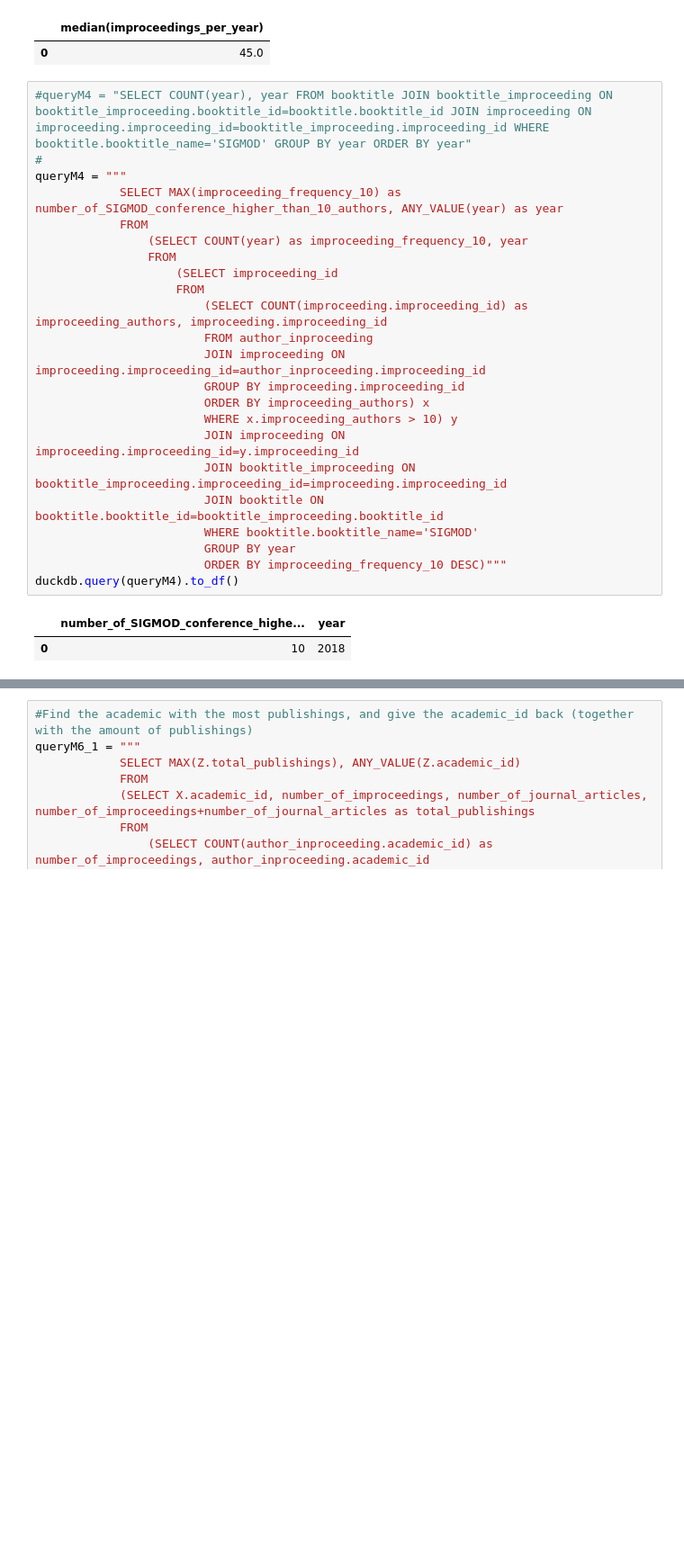
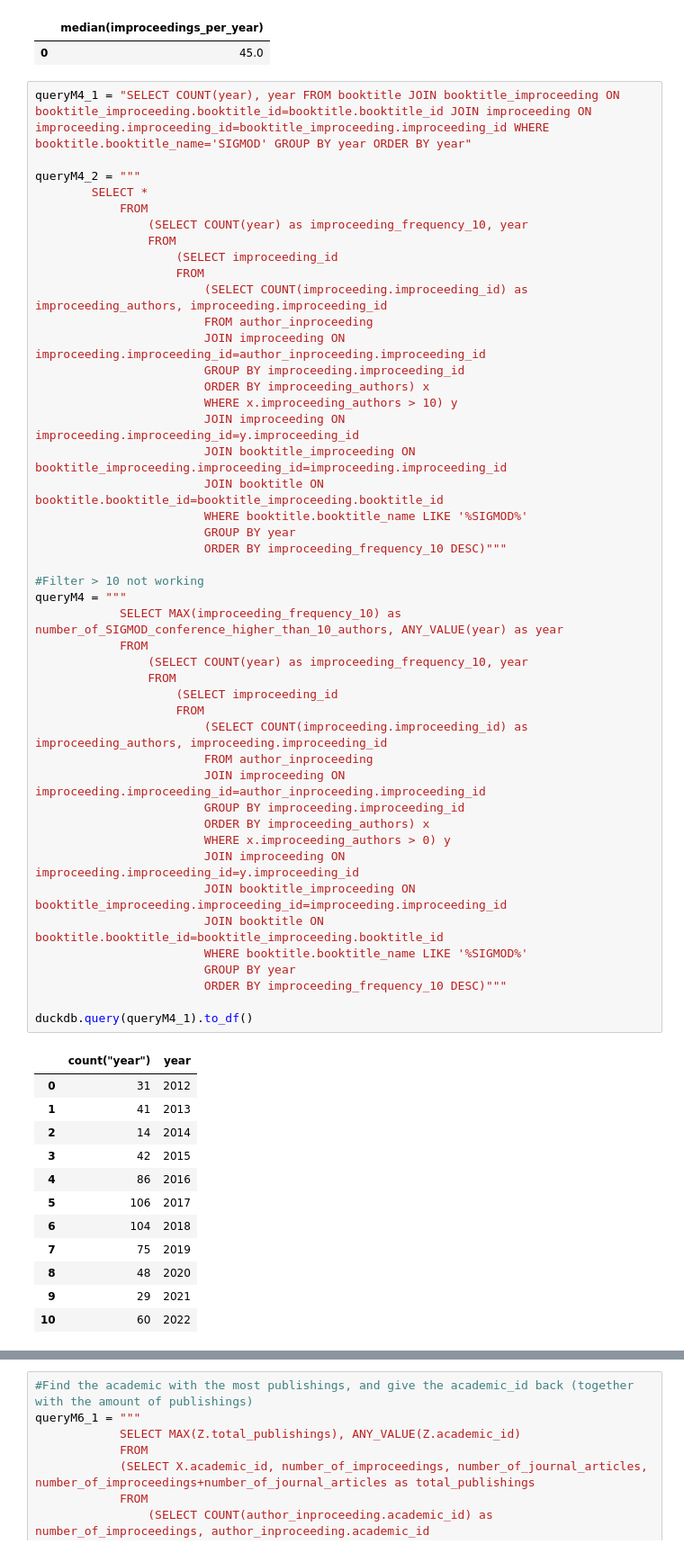
Before and after one commit to OGnTn/daos_project, a Jupyter notebook: duck_queries.ipynb, the cells around one changed output, grey strips where cells are left out. Shown at 90% size. Saved outputs shown, nothing was run; the diff lists cells and outputs as text; blank space fills up the shorter version.

```diff
--- a/duck_queries.ipynb
+++ b/duck_queries.ipynb
@@ -122,29 +112,61 @@ duckdb.query(queryM3).to_df()
 |  | median(improceedings_per_year) |
 | 0 | 45.0 |
 # %%
-#queryM4 = "SELECT COUNT(year), year FROM booktitle JOIN booktitle_improceeding ON booktitle_improceeding.booktitle_id=booktitle.booktitle_id JOIN improceeding ON improceeding.improceeding_id=booktitle_improceeding.improceeding_id WHERE booktitle.booktitle_name='SIGMOD' GROUP BY year ORDER BY year"
-#
-queryM4 = """
-            SELECT MAX(improceeding_frequency_10) as number_of_SIGMOD_conference_higher_than_10_authors, ANY_VALUE(year) as year
+queryM4_1 = "SELECT COUNT(year), year FROM booktitle JOIN booktitle_improceeding ON booktitle_improceeding.booktitle_id=booktitle.booktitle_id JOIN improceeding ON improceeding.improceeding_id=booktitle_improceeding.improceeding_id WHERE booktitle.booktitle_name='SIGMOD' GROUP BY year ORDER BY year"
+
+queryM4_2 = """
+        SELECT *
             FROM
                 (SELECT COUNT(year) as improceeding_frequency_10, year
                 FROM
                     (SELECT improceeding_id
                     FROM
                         (SELECT COUNT(improceeding.improceeding_id) as improceeding_authors, improceeding.improceeding_id
                         FROM author_inproceeding
                         JOIN improceeding ON improceeding.improceeding_id=author_inproceeding.improceeding_id
                         GROUP BY improceeding.improceeding_id
                         ORDER BY improceeding_authors) x
                         WHERE x.improceeding_authors > 10) y
                         JOIN improceeding ON improceeding.improceeding_id=y.improceeding_id
                         JOIN booktitle_improceeding ON booktitle_improceeding.improceeding_id=improceeding.improceeding_id
                         JOIN booktitle ON booktitle.booktitle_id=booktitle_improceeding.booktitle_id
-                        WHERE booktitle.booktitle_name='SIGMOD'
+                        WHERE booktitle.booktitle_name LIKE '%SIGMOD%'
                         GROUP BY year
                         ORDER BY improceeding_frequency_10 DESC)"""
-duckdb.query(queryM4).to_df()
+
+#Filter > 10 not working
+queryM4 = """
+            SELECT MAX(improceeding_frequency_10) as number_of_SIGMOD_conference_higher_than_10_authors, ANY_VALUE(year) as year
+            FROM
+                (SELECT COUNT(year) as improceeding_frequency_10, year
+                FROM
+                    (SELECT improceeding_id
+                    FROM
+                        (SELECT COUNT(improceeding.improceeding_id) as improceeding_authors, improceeding.improceeding_id
+                        FROM author_inproceeding
+                        JOIN improceeding ON improceeding.improceeding_id=author_inproceeding.improceeding_id
+                        GROUP BY improceeding.improceeding_id
+                        ORDER BY improceeding_authors) x
+                        WHERE x.improceeding_authors > 0) y
+                        JOIN improceeding ON improceeding.improceeding_id=y.improceeding_id
+                        JOIN booktitle_improceeding ON booktitle_improceeding.improceeding_id=improceeding.improceeding_id
+                        JOIN booktitle ON booktitle.booktitle_id=booktitle_improceeding.booktitle_id
+                        WHERE booktitle.booktitle_name LIKE '%SIGMOD%'
+                        GROUP BY year
+                        ORDER BY improceeding_frequency_10 DESC)"""
+
+duckdb.query(queryM4_1).to_df()
 # %% [output]
-|  | number_of_SIGMOD_conference_highe... | year |
-| 0 | 10 | 2018 |
+|  | count("year") | year |
+| 0 | 31 | 2012 |
+| 1 | 41 | 2013 |
+| 2 | 14 | 2014 |
+| 3 | 42 | 2015 |
+| 4 | 86 | 2016 |
+| 5 | 106 | 2017 |
+| 6 | 104 | 2018 |
+| 7 | 75 | 2019 |
+| 8 | 48 | 2020 |
+| 9 | 29 | 2021 |
+| 10 | 60 | 2022 |
 # %%
```
Also changed, not shown: parts of 3 cells of this notebook.
